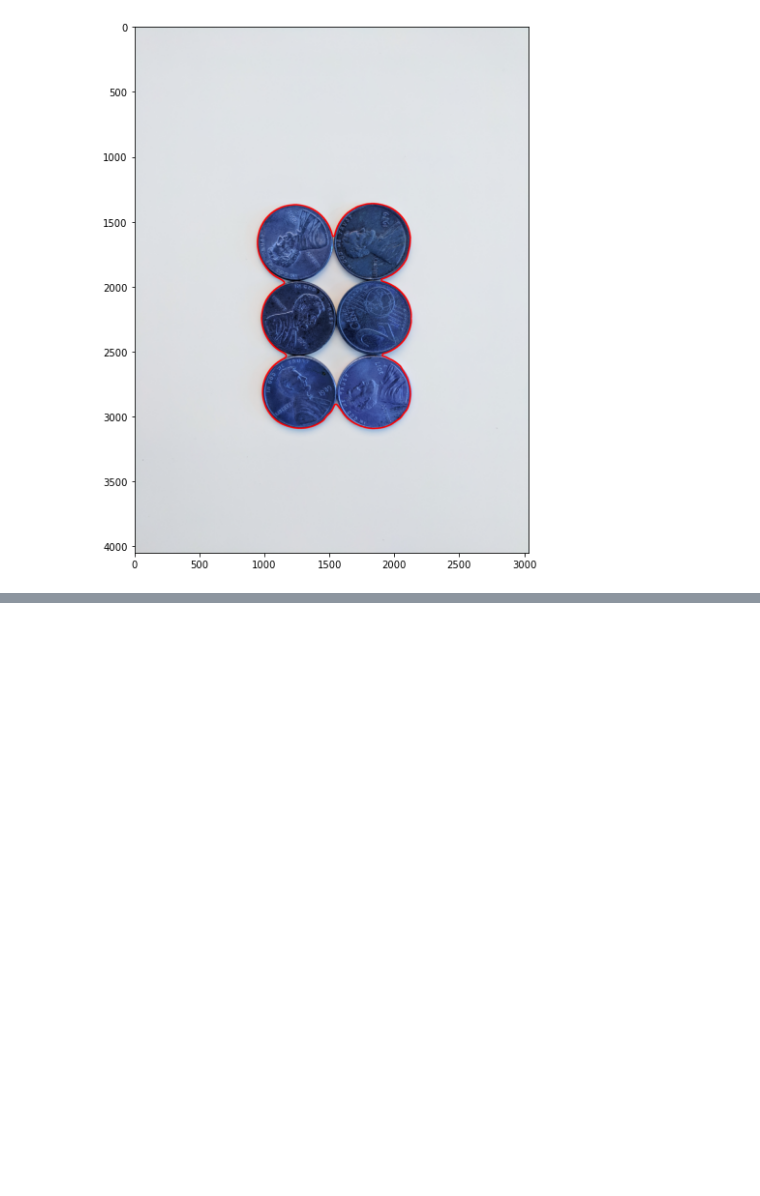
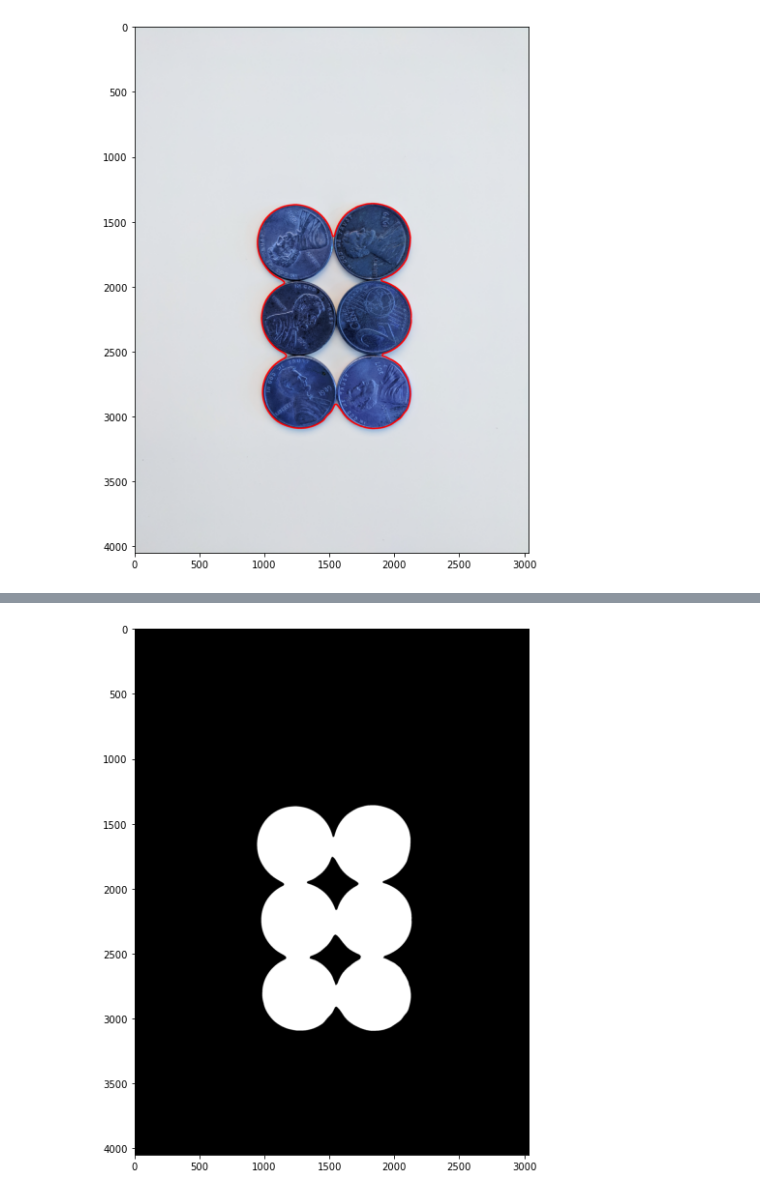
Before and after one commit to Zahed-Golabi/Computer-Vision, a Jupyter notebook: 5. Object Detection with Opencv/Watershed Algorithm.ipynb, the cells around one changed output, grey strips where cells are left out. Cells and saved outputs as stored; diff of their text form; code cells hidden in the pictures; blank space fills up the shorter version.

```diff
--- a/5. Object Detection with Opencv/Watershed Algorithm.ipynb
+++ b/5. Object Detection with Opencv/Watershed Algorithm.ipynb
@@ -95,0 +96,6 @@ display(opening)
+# %%
+sure_bg = cv2.dilate(opening,kernel,iterations=3)
+# %%
+display(sure_bg)
+# %% [output]
+[figure, added]
```
Also changed, not shown: parts of 31 cells of this notebook.
